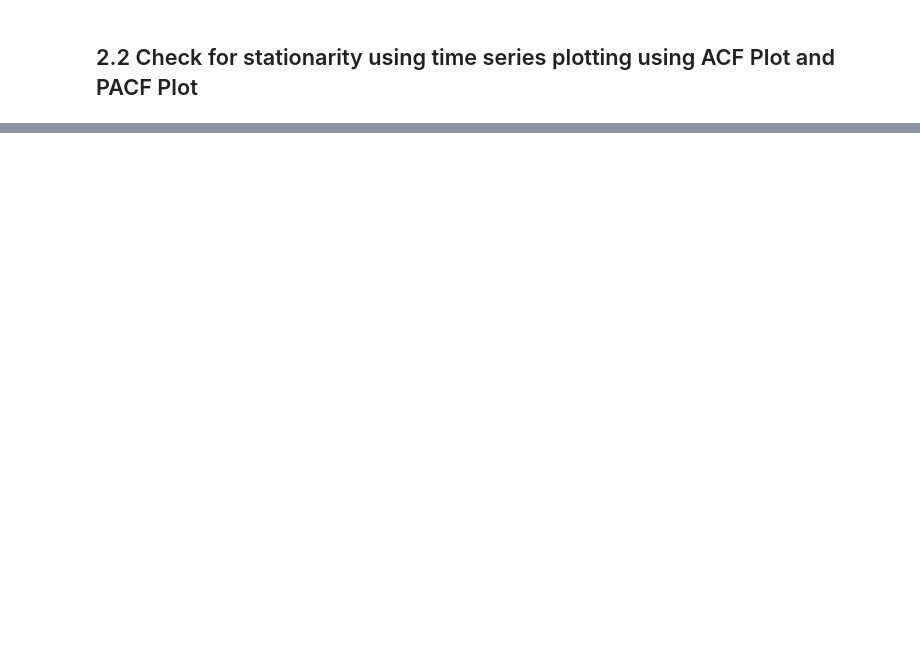
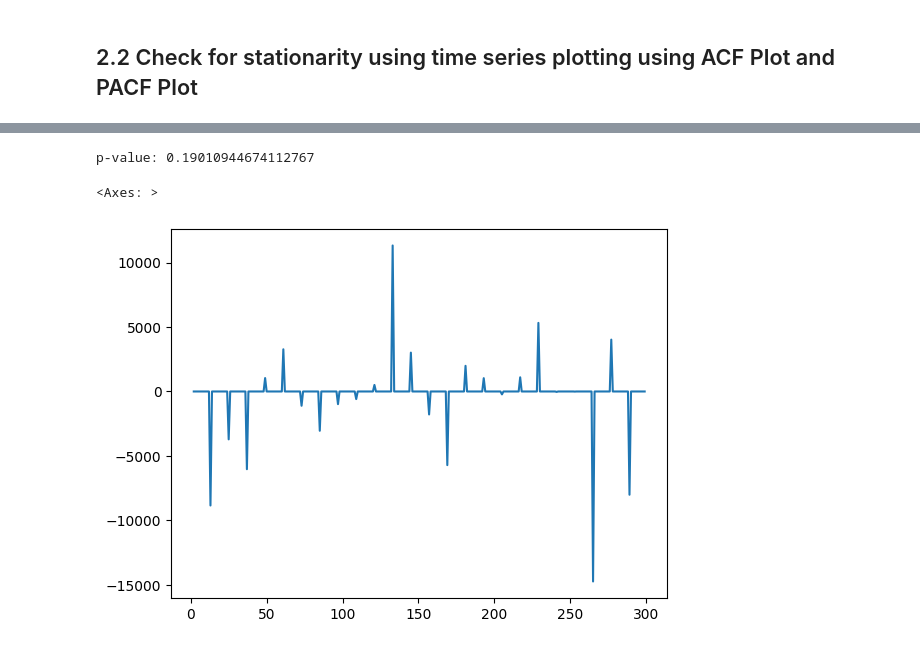
Before and after one commit to phatdtvdvt/Electricity-generation-predictor, a Jupyter notebook: [Part 3] Predicting_Exogenous_Variable_Using_ARIMA_SARIMA.ipynb, the cells around one changed output, grey strips where cells are left out. Drawn from its saved outputs; the diff is of its cells as text; code cells hidden in the pictures; blank space fills up the shorter version.

```diff
--- a/[Part 3] Predicting_Exogenous_Variable_Using_ARIMA_SARIMA.ipynb
+++ b/[Part 3] Predicting_Exogenous_Variable_Using_ARIMA_SARIMA.ipynb
@@ -94,0 +115,12 @@ ValueError: x is required to have ndim 1 but has ndim 2
+# %%
+adf_test = adfuller(df_train_diff1)
+print(f'p-value: {adf_test[1]}')
+# %% [output]
+p-value: 0.19010944674112767
+# %%
+# Calculate the second differenced series
+df_train_diff2 = df_train_diff1.diff().dropna()
+df_train_diff2.plot()
+# %% [output]
+<Axes: >
+[figure, added]
```
Also changed, not shown: parts of 10 cells of this notebook, 15 other files.
